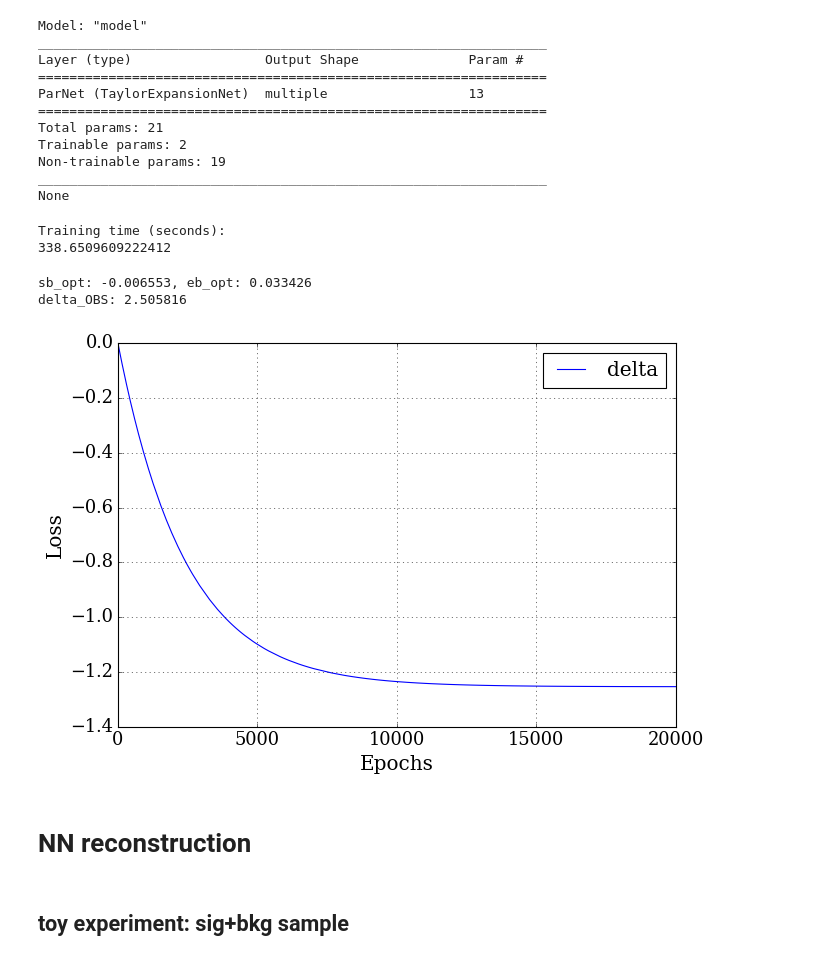
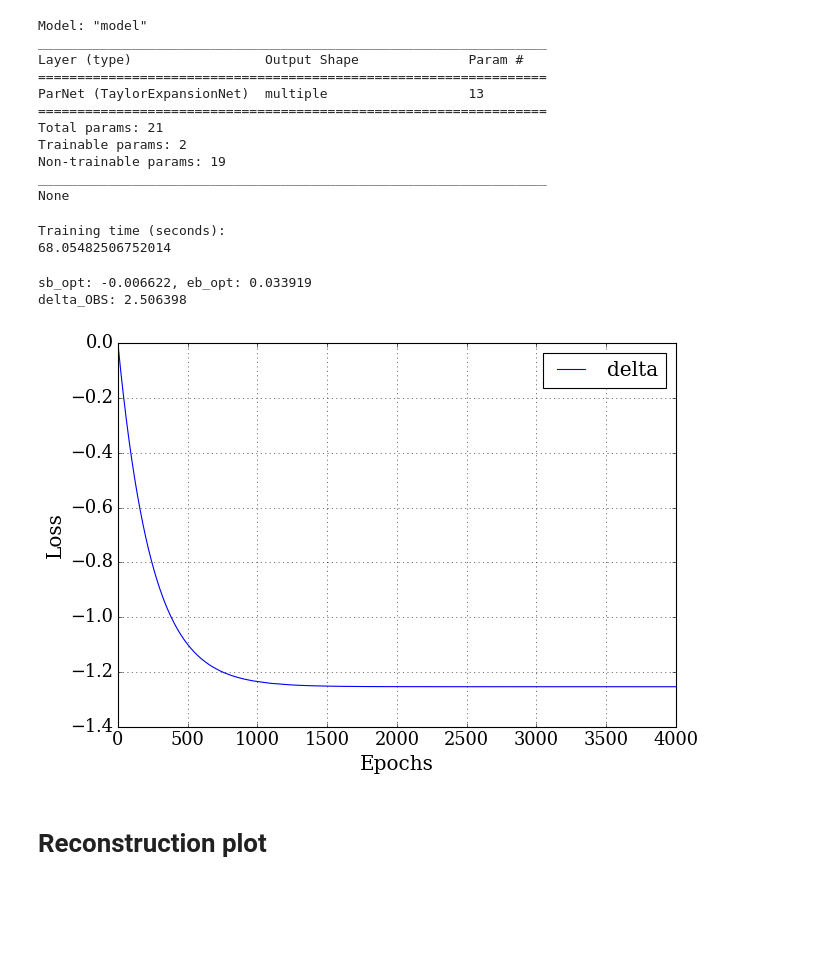
Before and after one commit to GaiaGrosso/NPLM_package, a Jupyter notebook: example_1D/1D_tutorial.ipynb, the cells around one changed output. Cells and saved outputs as stored; diff of their text form; code cells hidden in the pictures; blank space fills up the shorter version.

```diff
--- a/example_1D/1D_tutorial.ipynb
+++ b/example_1D/1D_tutorial.ipynb
@@ -280,7 +274,9 @@ plt.close()
 # %% [markdown]
 ## Delta term
 # %%
-if not correction=='':
+if correction=='':
+    print("correction='', no Delta term needed")
+else:
     delta = imperfect_model(input_shape=input_shape,
                           NU_S=NU_S, NUR_S=NUR_S, NU0_S=NU0_S, SIGMA_S=SIGMA_S,
                           NU_N=NU_N, NUR_N=NUR_N, NU0_N=NU0_N, SIGMA_N=SIGMA_N,
@@ -301,11 +297,15 @@ Non-trainable params: 19
 _________________________________________________________________
 None
 # %%
-if not correction=='':
-    opt  = tf.compat.v1.train.GradientDescentOptimizer(learning_rate=0.0000001)
+if correction=='':
+    print("correction='', no Delta term needed")
+else:
+    opt  = tf.compat.v1.train.GradientDescentOptimizer(learning_rate=0.000001)
     delta.compile(loss=imperfect_loss,  optimizer=opt)
 # %%
-if not correction=='':
+if correction=='':
+    print("correction='', no Delta term needed")
+else:
     t0=time.time()
     hist_delta = delta.fit(feature, target, batch_size=batch_size, epochs=total_epochs_delta, verbose=False)
     t1=time.time()
@@ -313,7 +313,7 @@ if not correction=='':
     print(t1-t0)
 # %% [output]
 Training time (seconds):
-338.6509609222412
+68.05482506752014
 # %%
 # metrics
 if correction=='SHAPE':
@@ -324,33 +324,37 @@ elif correction=='NORM':
     norm_delta  = np.array(hist_delta.history['norm_0'])
     print('eb_opt: %f'%(norm_delta[-1]))
 
-if not correction=='':
+if correction=='':
+    print("correction='', no Delta term needed")
+else:
     loss_delta  = np.array(hist_delta.history['loss'])
     # test statistic
     final_loss   = loss_delta[-1]
     delta_OBS    = -2*final_loss
     print('delta_OBS: %f'%(delta_OBS))
 # %% [output]
-sb_opt: -0.006553, eb_opt: 0.033426
-delta_OBS: 2.505816
+sb_opt: -0.006622, eb_opt: 0.033919
+delta_OBS: 2.506398
 # %%
-if not correction=='':
+if correction=='':
+    print("correction='', no Delta term needed")
+else:
     fig = plt.figure(figsize=(9,6))
     fig.patch.set_facecolor('white')
     plt.plot(loss_delta, label='delta')
     font = font_manager.FontProperties(family='serif', size=18)
-    plt.legend(prop=font, fontsize=18)
+    plt.legend(prop=font)
     plt.ylabel('Loss', fontsize=18, fontname='serif')
     plt.xlabel('Epochs', fontsize=18, fontname='serif')
     plt.xticks(fontsize=16, fontname='serif')
     plt.yticks(fontsize=16, fontname='serif')
     plt.grid()
     plt.show()
     plt.close()
 # %% [output]
-[figure, old version]
+[figure, new version]
 # %% [markdown]
-# NN reconstruction
+# Reconstruction plot
 # %%
 REF    = feature[target[:, 0]==0]
 DATA   = feature[target[:, 0]==1]
@@ -360,5 +364,3 @@ weight_REF       = weight[target[:, 0]==0]
 weight_DATA      = weight[target[:, 0]==1]
 output_delta_ref = delta.predict(REF)
 output_tau_ref   = tau.predict(REF)
-# %% [markdown]
-## toy experiment: sig+bkg sample
```
Also changed, not shown: parts of 33 cells of this notebook, 24 other files.
